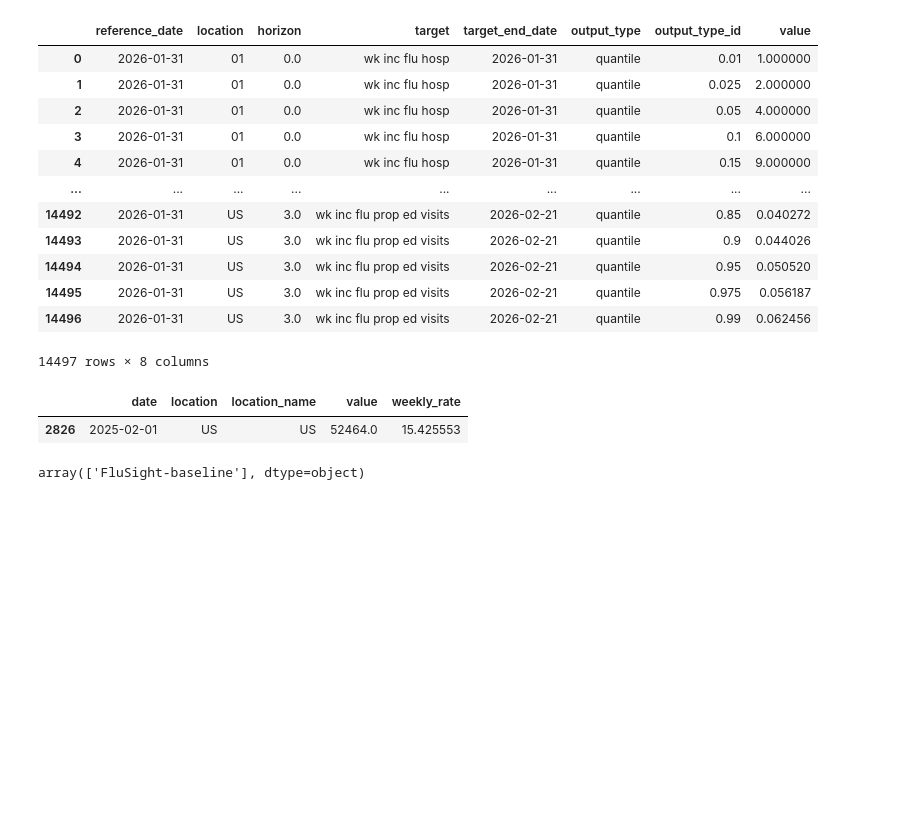
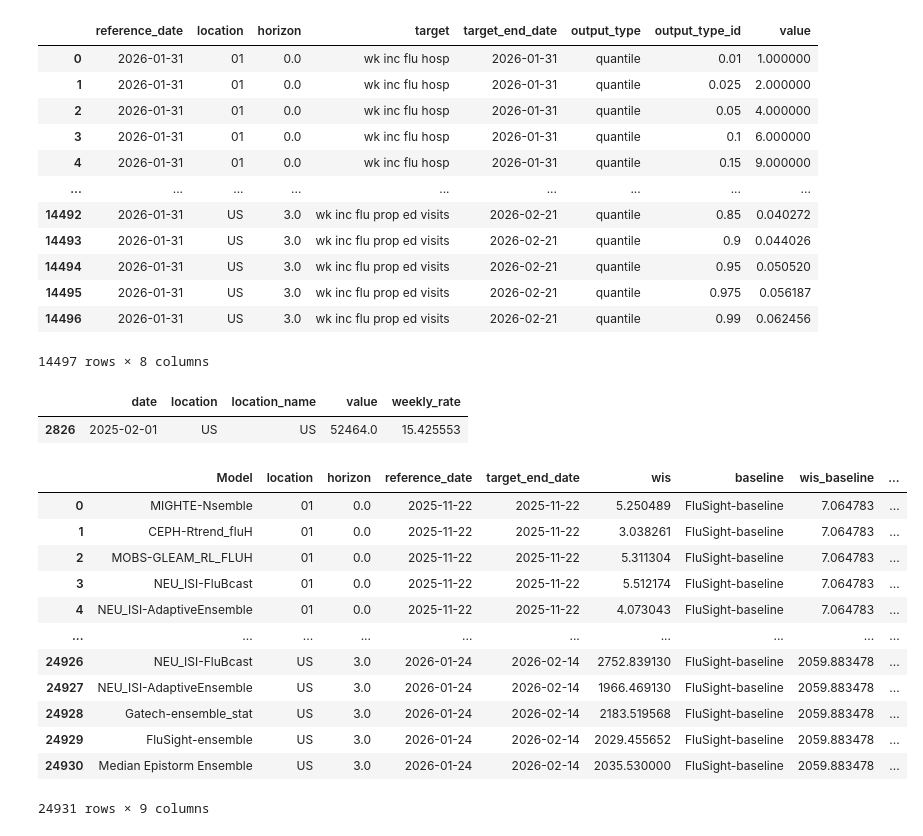
Before and after one commit to jessica-davis/epistorm-ensemble, a Jupyter notebook: debugging.ipynb, the cells around one changed output. Drawn from its saved outputs; the diff is of its cells as text; code cells hidden in the pictures; blank space fills up the shorter version.

```diff
--- a/debugging.ipynb
+++ b/debugging.ipynb
@@ -361,6 +361,18 @@ prior_row
 |  | date | location | location_name | value | weekly_rate |
 | 2826 | 2025-02-01 | US | US | 52464.0 | 15.425553 |
 # %%
-pd.read_parquet('./data/baseline_forecasts.parquet').model.unique()
+pd.read_parquet('./data/wis_ratio_epistorm_models_2526.pq')
 # %% [output]
+|  | Model | location | horizon | reference_date | target_end_date | wis | baseline | wis_baseline | ... |
+| 0 | MIGHTE-Nsemble | 01 | 0.0 | 2025-11-22 | 2025-11-22 | 5.250489 | FluSight-baseline | 7.064783 | ... |
+| 1 | CEPH-Rtrend_fluH | 01 | 0.0 | 2025-11-22 | 2025-11-22 | 3.038261 | FluSight-baseline | 7.064783 | ... |
+| 2 | MOBS-GLEAM_RL_FLUH | 01 | 0.0 | 2025-11-22 | 2025-11-22 | 5.311304 | FluSight-baseline | 7.064783 | ... |
+| 3 | NEU_ISI-FluBcast | 01 | 0.0 | 2025-11-22 | 2025-11-22 | 5.512174 | FluSight-baseline | 7.064783 | ... |
+| 4 | NEU_ISI-AdaptiveEnsemble | 01 | 0.0 | 2025-11-22 | 2025-11-22 | 4.073043 | FluSight-baseline | 7.064783 | ... |
+| ... | ... | ... | ... | ... | ... | ... | ... | ... | ... |
+| 24926 | NEU_ISI-FluBcast | US | 3.0 | 2026-01-24 | 2026-02-14 | 2752.839130 | FluSight-baseline | 2059.883478 | ... |
+| 24927 | NEU_ISI-AdaptiveEnsemble | US | 3.0 | 2026-01-24 | 2026-02-14 | 1966.469130 | FluSight-baseline | 2059.883478 | ... |
+| 24928 | Gatech-ensemble_stat | US | 3.0 | 2026-01-24 | 2026-02-14 | 2183.519568 | FluSight-baseline | 2059.883478 | ... |
+| 24929 | FluSight-ensemble | US | 3.0 | 2026-01-24 | 2026-02-14 | 2029.455652 | FluSight-baseline | 2059.883478 | ... |
+| 24930 | Median Epistorm Ensemble | US | 3.0 | 2026-01-24 | 2026-02-14 | 2035.530000 | FluSight-baseline | 2059.883478 | ... |
-array(['FluSight-baseline'], dtype=object)
+24931 rows × 9 columns
```
Also changed, not shown: 1 other file.
